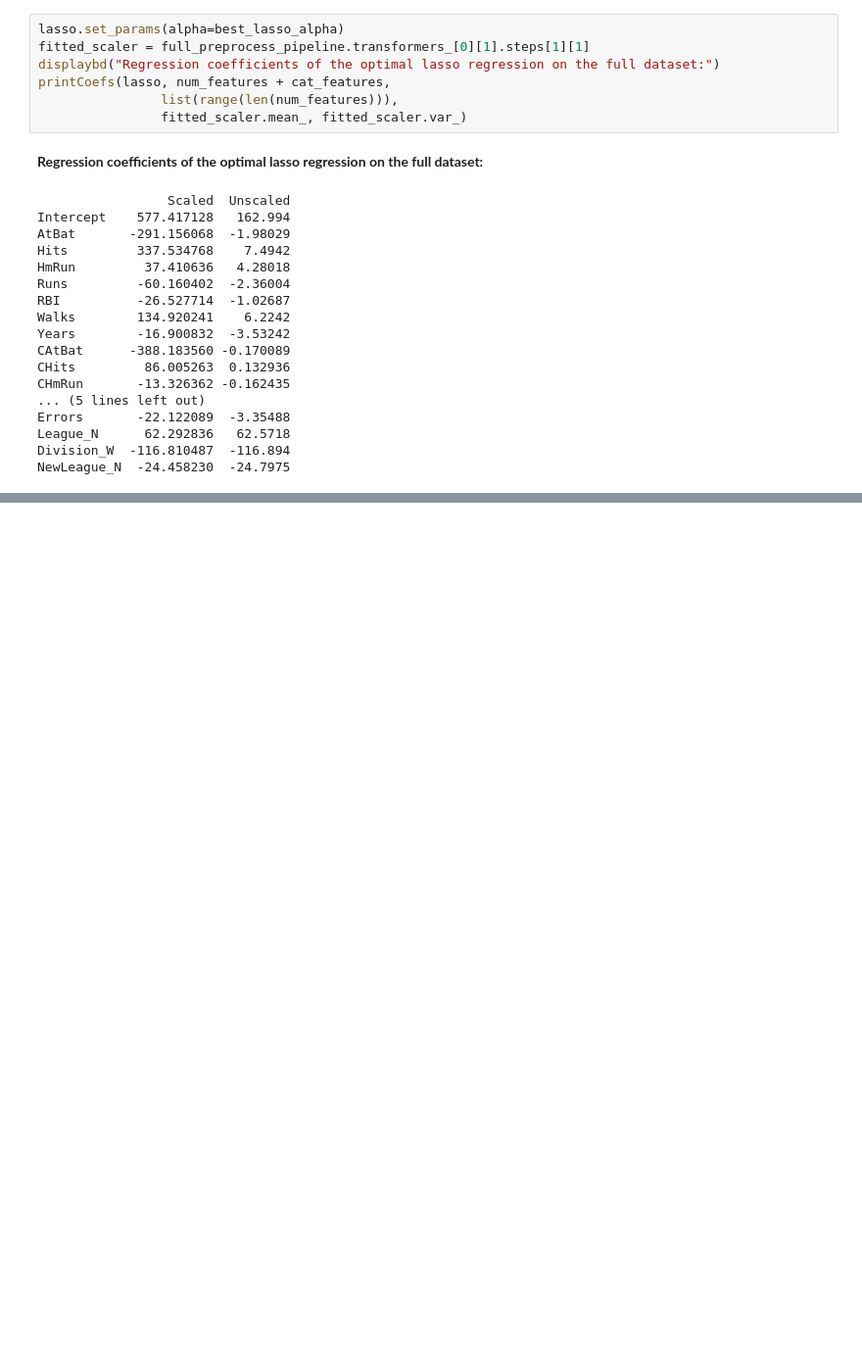
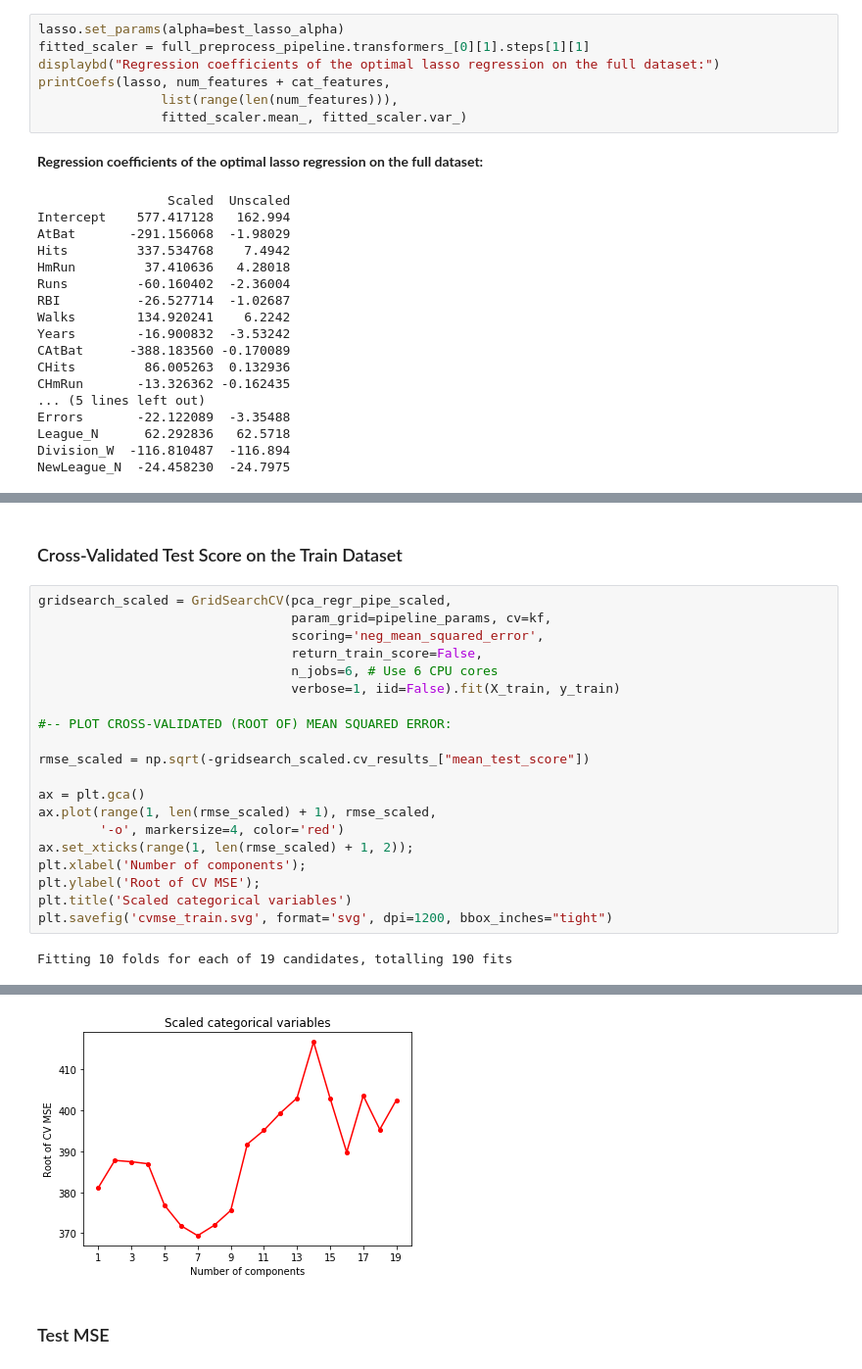
Before and after one commit to francisdzheng/dsper2020, a Jupyter notebook: tutorials/tutorial05/tutorial05.ipynb, the cells around one changed output, grey strips where cells are left out. Shown at 98% size. Saved outputs shown, nothing was run; the diff lists cells and outputs as text; blank space fills up the shorter version.

```diff
--- a/tutorials/tutorial05/tutorial05.ipynb
+++ b/tutorials/tutorial05/tutorial05.ipynb
@@ -342,0 +442,24 @@ NewLeague_N  -24.458230  -24.7975
+# %% [markdown]
+### Cross-Validated Test Score on the Train Dataset
+# %%
+gridsearch_scaled = GridSearchCV(pca_regr_pipe_scaled,
+                                 param_grid=pipeline_params, cv=kf,
+                                 scoring='neg_mean_squared_error',
+                                 return_train_score=False,
+                                 n_jobs=6, # Use 6 CPU cores
+                                 verbose=1, iid=False).fit(X_train, y_train)
+
+#-- PLOT CROSS-VALIDATED (ROOT OF) MEAN SQUARED ERROR:
+
+rmse_scaled = np.sqrt(-gridsearch_scaled.cv_results_["mean_test_score"])
+
+ax = plt.gca()
+ax.plot(range(1, len(rmse_scaled) + 1), rmse_scaled,
+        '-o', markersize=4, color='red')
+ax.set_xticks(range(1, len(rmse_scaled) + 1, 2));
+plt.xlabel('Number of components');
+plt.ylabel('Root of CV MSE');
+plt.title('Scaled categorical variables')
+plt.savefig('cvmse_train.svg', format='svg', dpi=1200, bbox_inches="tight")
+# %% [output]
+Fitting 10 folds for each of 19 candidates, totalling 190 fits
@@ -342,0 +469,3 @@ NewLeague_N  -24.458230  -24.7975
+[figure, added]
+# %% [markdown]
+### Test MSE
```
Also changed, not shown: parts of 31 cells of this notebook, 8 other files.
